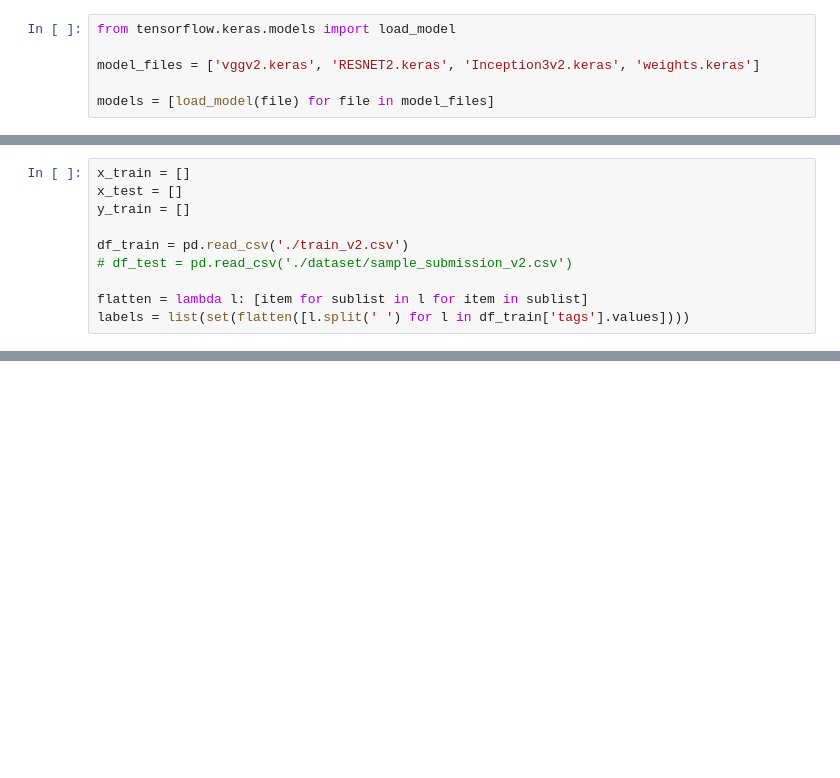
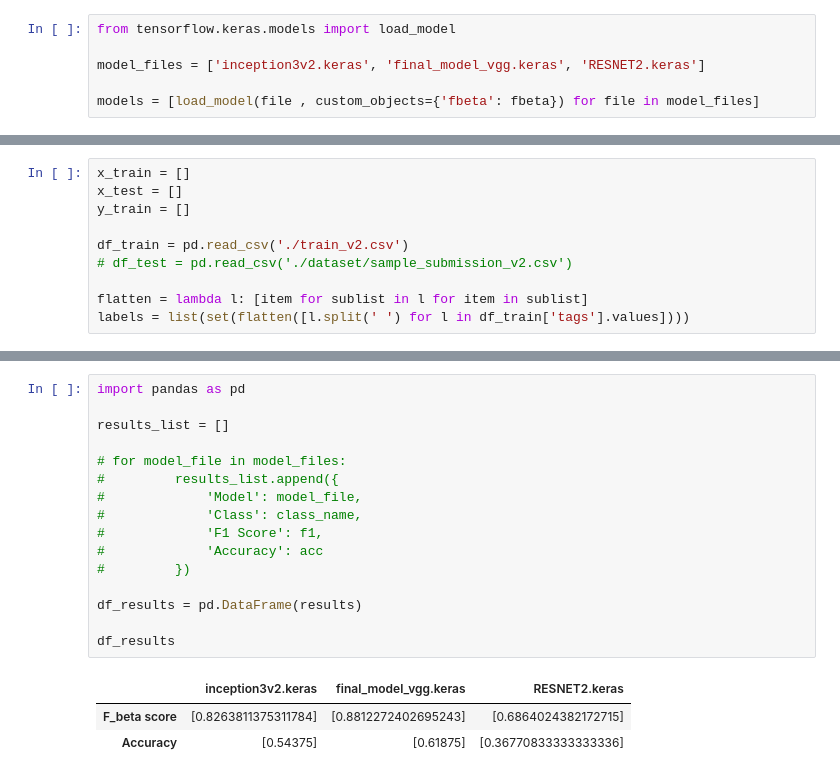
Before and after one commit to 15Milica/Duboko-ucenje, a Jupyter notebook: result.ipynb, the cells around one changed output, grey strips where cells are left out. Drawn from its saved outputs; the diff is of its cells as text; blank space fills up the shorter version.

```diff
--- a/result.ipynb
+++ b/result.ipynb
@@ -1,9 +23,9 @@
 # %%
 from tensorflow.keras.models import load_model
 
-model_files = ['vggv2.keras', 'RESNET2.keras', 'Inception3v2.keras', 'weights.keras']
+model_files = ['inception3v2.keras', 'final_model_vgg.keras', 'RESNET2.keras']
 
-models = [load_model(file) for file in model_files]
+models = [load_model(file , custom_objects={'fbeta': fbeta}) for file in model_files]
 # %%
 for model in models:
     model.summary()
@@ -377,0 +229,20 @@ for model, model_file in zip(models, model_files):
+# %%
+import pandas as pd
+
+results_list = []
+
+# for model_file in model_files:
+#         results_list.append({
+#             'Model': model_file,
+#             'Class': class_name,
+#             'F1 Score': f1,
+#             'Accuracy': acc
+#         })
+
+df_results = pd.DataFrame(results)
+
+df_results
+# %% [output]
+|  | inception3v2.keras | final_model_vgg.keras | RESNET2.keras |
+| F_beta score | [0.8263811375311784] | [0.8812272402695243] | [0.6864024382172715] |
+| Accuracy | [0.54375] | [0.61875] | [0.36770833333333336] |
```
Also changed, not shown: parts of 10 cells of this notebook, 6 other files.
